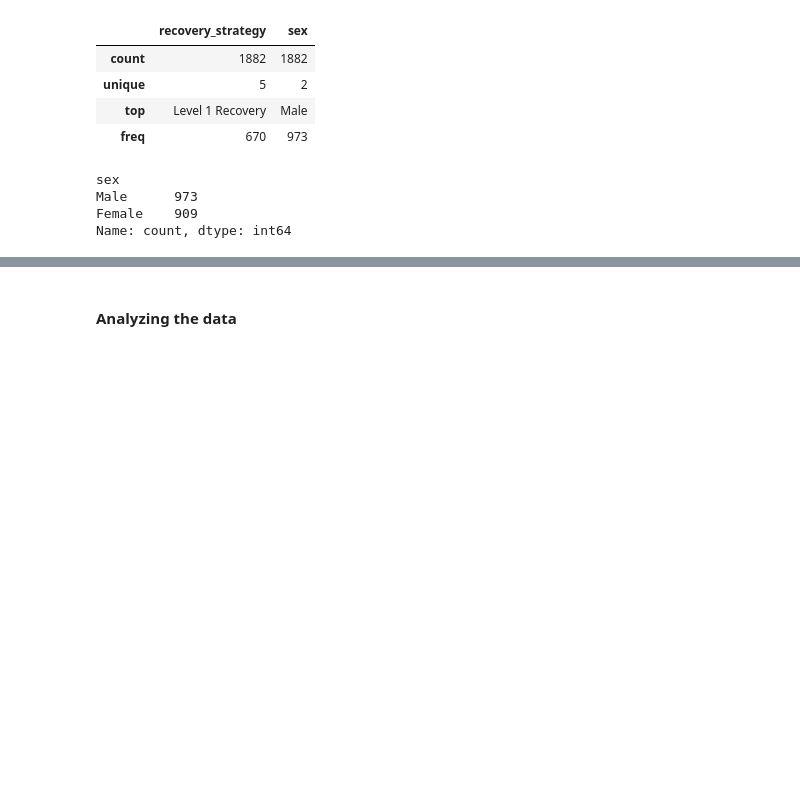
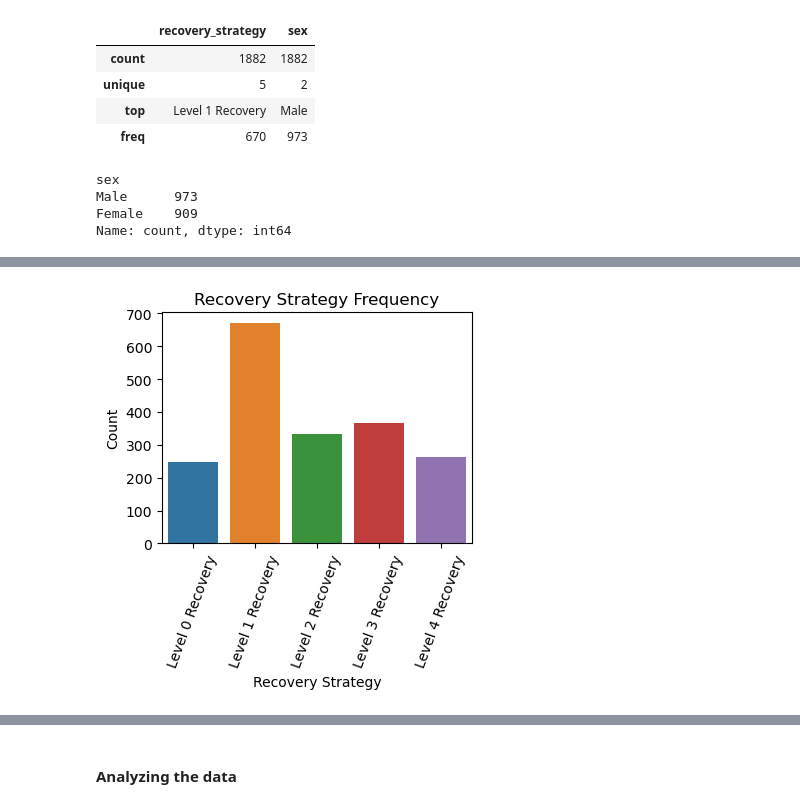
Before and after one commit to Technocolabs100/Regression-Discontinuity-Analysis-on-Bank-Debits, a Jupyter notebook: Debt Recovery - Regression Discontinuity Analysis.ipynb, the cells around one changed output, grey strips where cells are left out. Saved outputs shown, nothing was run; the diff lists cells and outputs as text; code cells hidden in the pictures; blank space fills up the shorter version.

```diff
--- a/Debt Recovery - Regression Discontinuity Analysis.ipynb
+++ b/Debt Recovery - Regression Discontinuity Analysis.ipynb
@@ -116,0 +128,11 @@ df.head()
+# %%
+# Bar plot for recovery strategy frequency
+plt.figure(figsize=(4,3))
+sns.countplot(x='recovery_strategy', data=df)
+plt.title('Recovery Strategy Frequency')
+plt.xlabel('Recovery Strategy')
+plt.ylabel('Count')
+plt.xticks(rotation=70)
+plt.show()
+# %% [output]
+[figure, added]
```
Also changed, not shown: parts of 9 cells of this notebook.
